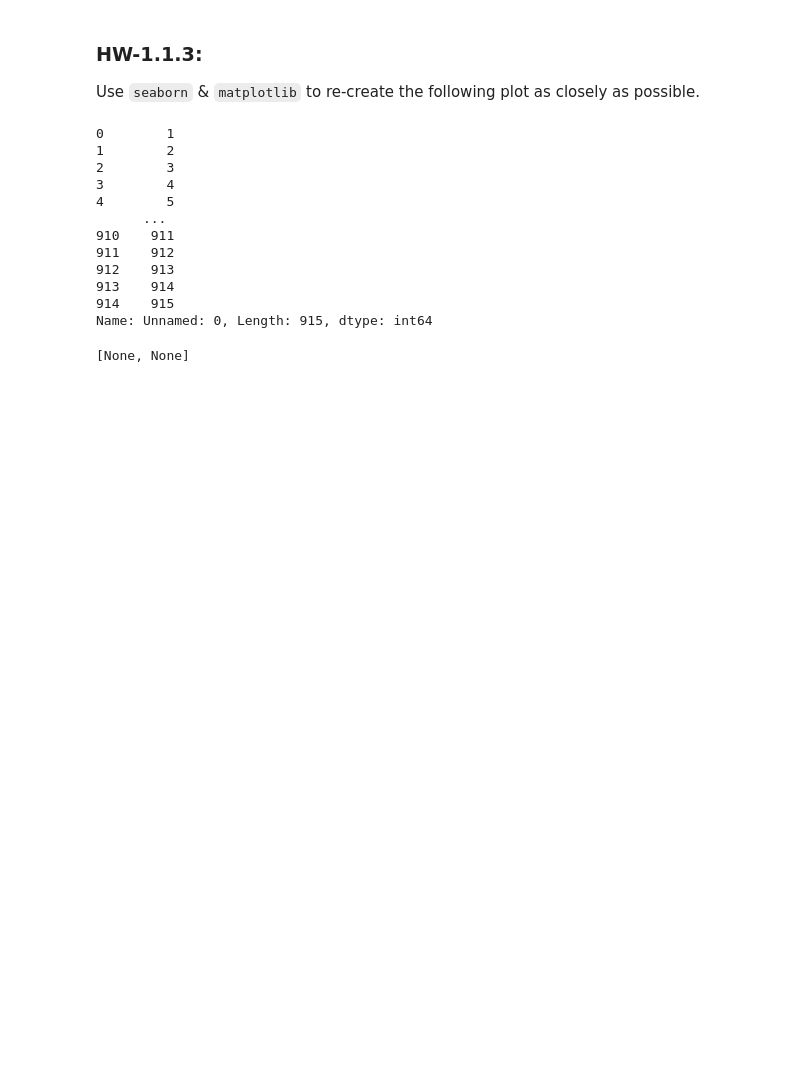
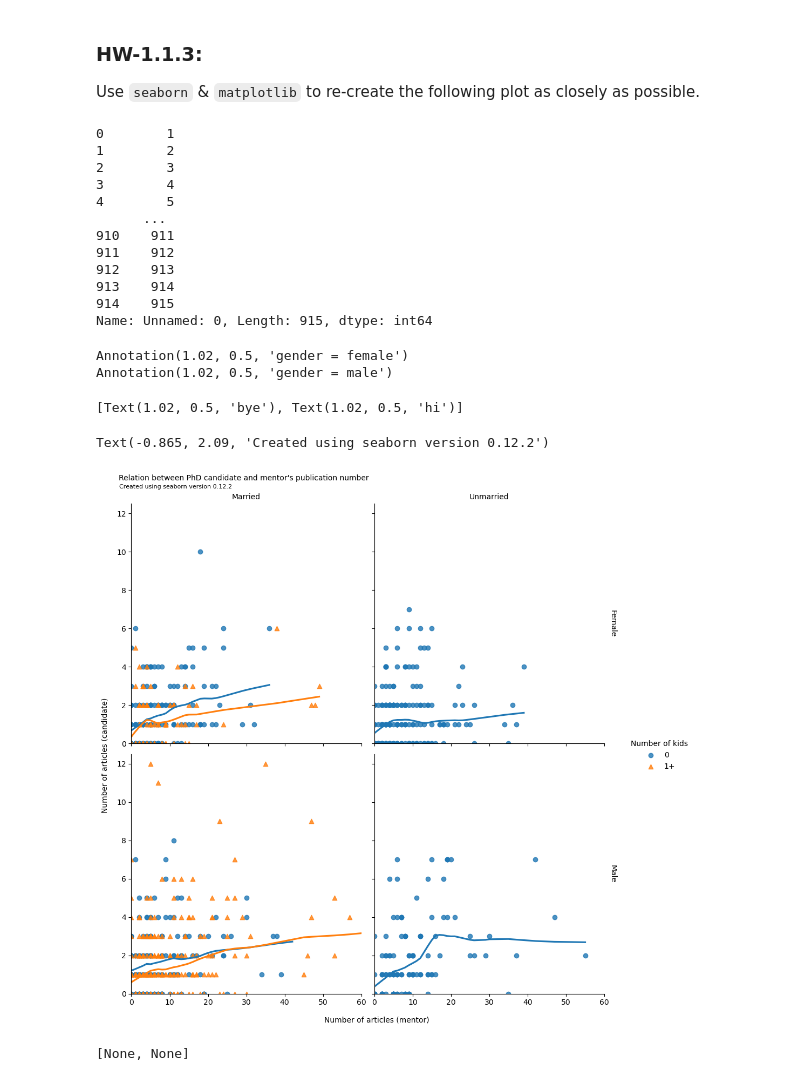
Before and after one commit to 5cminsuhlim/ANLY503, a Jupyter notebook: hws/hw1/hw-1.1.ipynb, the cells around one changed output. Saved outputs shown, nothing was run; the diff lists cells and outputs as text; code cells hidden in the pictures; blank space fills up the shorter version.

```diff
--- a/hws/hw1/hw-1.1.ipynb
+++ b/hws/hw1/hw-1.1.ipynb
@@ -126,3 +126,10 @@ df['kids'] = np.where(mask, "1+", "0") # if kids > 0, 1+. else, 0
 # %%
 df['gender'] = df['gender'].astype('category')
 df['gender'].cat.reorder_categories(['female', 'male'], inplace=True)
+# %%
+for margin_title in g._margin_titles_texts:
+    print(margin_title)
+    margin_title.set_text("hi")
+# %% [output]
+Annotation(1.02, 0.5, 'gender = female')
+Annotation(1.02, 0.5, 'gender = male')
@@ -129,3 +138,37 @@ df['gender'].cat.reorder_categories(['female', 'male'], inplace=True)
+# %%
+g._margin_titles_texts
+# %% [output]
+[Text(1.02, 0.5, 'bye'), Text(1.02, 0.5, 'hi')]
+# %%
+g = sns.lmplot(data=df, x="mentor", y="articles", hue="kids", lowess=True, row='gender', col='married', markers=["o", "^"], facet_kws={"margin_titles":"True", "legend_out":"True"})
+
+# axes limits + ticks
+g.set(ylim=(0, 12.5))
+g.set(xlim=(0, 60))
+
+for ax in g.axes.flat:
+    ax.tick_params(axis='both', labelsize=10)
+    ax.set_ylabel("") # remove y labels
+    ax.set_xlabel("") # remove x labels
+
+g._margin_titles_texts[0].set_text("Female")
+g._margin_titles_texts[1].set_text("Male")
+
+g.axes.flat[0].set_title("Married", fontsize=10)
+g.axes.flat[1].set_title("Unmarried", fontsize=10)
+g.axes.flat[2].set_title("")
+g.axes.flat[3].set_title("")
+
+g.fig.text(0.5, 0.01, 'Number of articles (mentor)', ha='center', va='center', fontsize=10)
+g.fig.text(0.03, 0.5, 'Number of articles (candidate)', ha='center', va='center', rotation='vertical', fontsize=10)
+
+sns.move_legend(g, "right", bbox_to_anchor=(1.05, .5), title='Number of kids')
+
+plt.suptitle("Relation between PhD candidate and mentor's publication number", y=1.02, x=0.27, fontsize=10)
+plt.title("Created using seaborn version 0.12.2", y=2.09, x=-0.865, fontsize=8)
+# %% [output]
+Text(-0.865, 2.09, 'Created using seaborn version 0.12.2')
+[figure, added]
 # %%
 # INSERT CODE HERE
 g = sns.lmplot(x="mentor", y="articles", hue="kids", markers=[".","^"], lowess=True, data=df, col='married', row='gender', scatter_kws={'s': 40})
```
Also changed, not shown: parts of 1 cell of this notebook.
